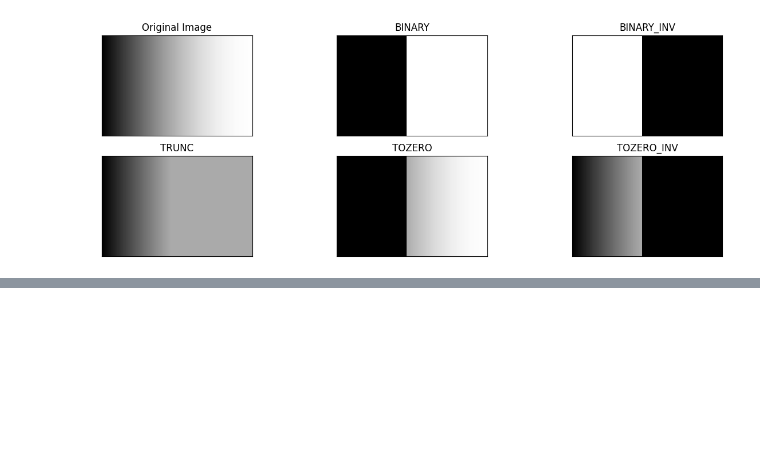
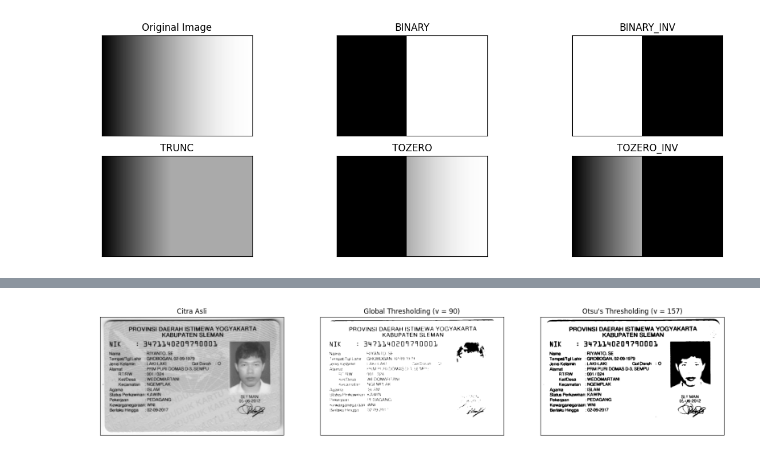
Before and after one commit to adfhsjt/PCVK25_3F_02, a Jupyter notebook: Week9_02.ipynb, the cells around one changed output, grey strips where cells are left out. Drawn from its saved outputs; the diff is of its cells as text; code cells hidden in the pictures; blank space fills up the shorter version.

Commit message:
P9_Tugas Otsu Tresshold_02

```diff
--- a/Week9_02.ipynb
+++ b/Week9_02.ipynb
@@ -74,0 +77,46 @@ plt.show()
+# %%
+filename = '/content/drive/MyDrive/PCVK25_3F_02/Images/ktp2.png'
+img = cv.imread(filename, 0)
+blur = cv.GaussianBlur(img, (5, 5), 0)
+
+def otsu(gray):
+    pixel_number = gray.shape[0] * gray.shape[1]
+    mean_weight = 1.0 / pixel_number
+    his, bins = np.histogram(gray, np.arange(0, 257))
+    final_thresh = -1
+    final_value = -1
+    intensity_arr = np.arange(256)
+    # Loop through possible threshold values
+    for t in bins[1:-1]:
+        pcb = np.sum(his[:t])
+        pcf = np.sum(his[t:])
+        if pcb == 0 or pcf == 0:
+            continue
+        Wb = pcb * mean_weight
+        Wf = pcf * mean_weight
+        mub = np.sum(intensity_arr[:t] * his[:t]) / float(pcb) if pcb > 0 else 0
+        muf = np.sum(intensity_arr[t:] * his[t:]) / float(pcf) if pcf > 0 else 0
+        value = Wb * Wf * (mub - muf) ** 2
+        if value > final_value:
+            final_thresh = t
+            final_value = value
+    final_img = gray.copy()
+    final_img[gray > final_thresh] = 255
+    final_img[gray <= final_thresh] = 0
+    return final_img, final_thresh
+
+otsu_biner, otsu_thresh = otsu(blur)
+otsu_title = "Otsu's Thresholding (v = {})".format(otsu_thresh)
+ret, th1 = cv.threshold(blur, 90, 255, cv.THRESH_BINARY)
+
+titles = ['Citra Asli', 'Global Thresholding (v = 90)', otsu_title]
+citra3 = [blur, th1, otsu_biner]
+
+plt.figure(figsize=(20, 15))
+for i in range(len(citra3)):
+    plt.subplot(1, 3, i + 1), plt.imshow(citra3[i], 'gray')
+    plt.title(titles[i])
+    plt.xticks([]), plt.yticks([])
+plt.show()
+# %% [output]
+[figure, added]
```
Also changed, not shown: parts of 1 cell of this notebook.
